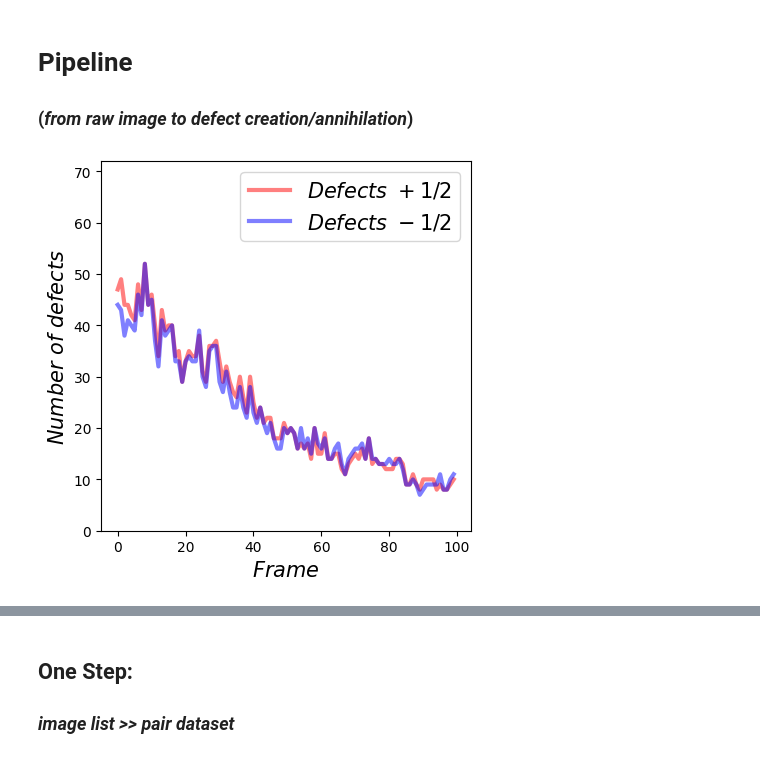
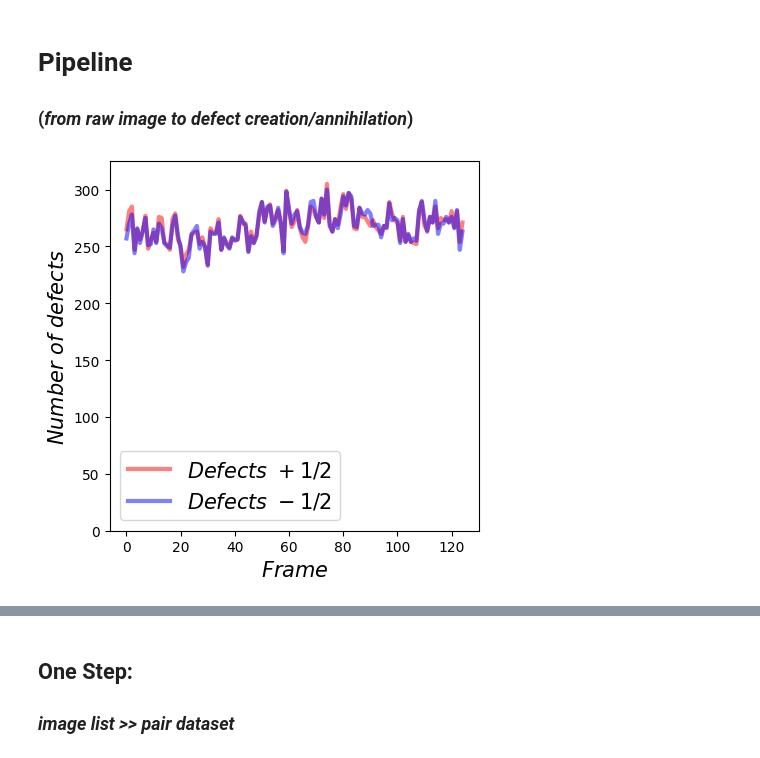
Before and after one commit to viciya/nematics, a Jupyter notebook: nematics/journals/pipeline_defect_pair_fusion_creation.ipynb, the cells around one changed output, grey strips where cells are left out. Drawn from its saved outputs; the diff is of its cells as text; code cells hidden in the pictures.

```diff
--- a/nematics/journals/pipeline_defect_pair_fusion_creation.ipynb
+++ b/nematics/journals/pipeline_defect_pair_fusion_creation.ipynb
@@ -42,7 +42,8 @@ input_csv = r"C:\Users\victo\OneDrive - BGU\DATA\Hacat\6 Wells _5x_15min\_1\Nema
 # image_path = r"C:\Users\victo\Downloads\SB_lab\BEER_DATA\real ccw\2"
 # image_path = r"C:\Users\victo\OneDrive - BGU\BEER\6"
 # image_path = r"C:\Users\victo\OneDrive - BGU\BEER\B-sub-sur-minus-in-supernatant-40X-100fps"
-image_path = r"D:\C2C12 and RPE in 6 well\15min5x\_1\Pos28"
+# image_path = r"D:\C2C12 and RPE in 6 well\15min5x\_1\Pos28"
+image_path = r"C:\Users\victo\OneDrive - BGU\BEER\Gil\wt20x"
 image_list = glob.glob(os.path.join(image_path, '*.tif'))
 image_list = natsorted(image_list, key=lambda y: y.lower())
 # %%
@@ -55,18 +56,19 @@ plot_flow_and_nematics(
     )
 # %%
 %matplotlib inline
+ori_sigma = 7
 # check image to list result
-df_plus, df_minus = image_list_to_defect_list(image_list[0:100], sigma=21)
+df_plus, df_minus = image_list_to_defect_list(image_list[::10], sigma=ori_sigma)
 df_plus.groupby('frame').size().plot(linewidth=3, alpha=.5, color="r", label="$Defects ~+1/2$")
 df_minus.groupby('frame').size().plot(linewidth=3, alpha=.5, color="b", label="$Defects ~-1/2$")
 
 plt.xlabel("$Frame$", fontsize=15)
 plt.ylabel("$Number ~of ~defects$", fontsize=15)
 plt.ylim(0, df_plus.groupby('frame').size().max() + 20)
 plt.legend(fontsize=15);
 plt.gca().set_box_aspect(1)
 # %% [output]
-[figure, old version]
+[figure, new version]
 # %%
 df_list= Parallel(n_jobs=4)(delayed(lambda df: tp.link_df(df, search_range, memory=memory)) (df) for df in [df_plus,df_minus])
 # %%
```
Also changed, not shown: parts of 15 cells of this notebook, 8 other files.
